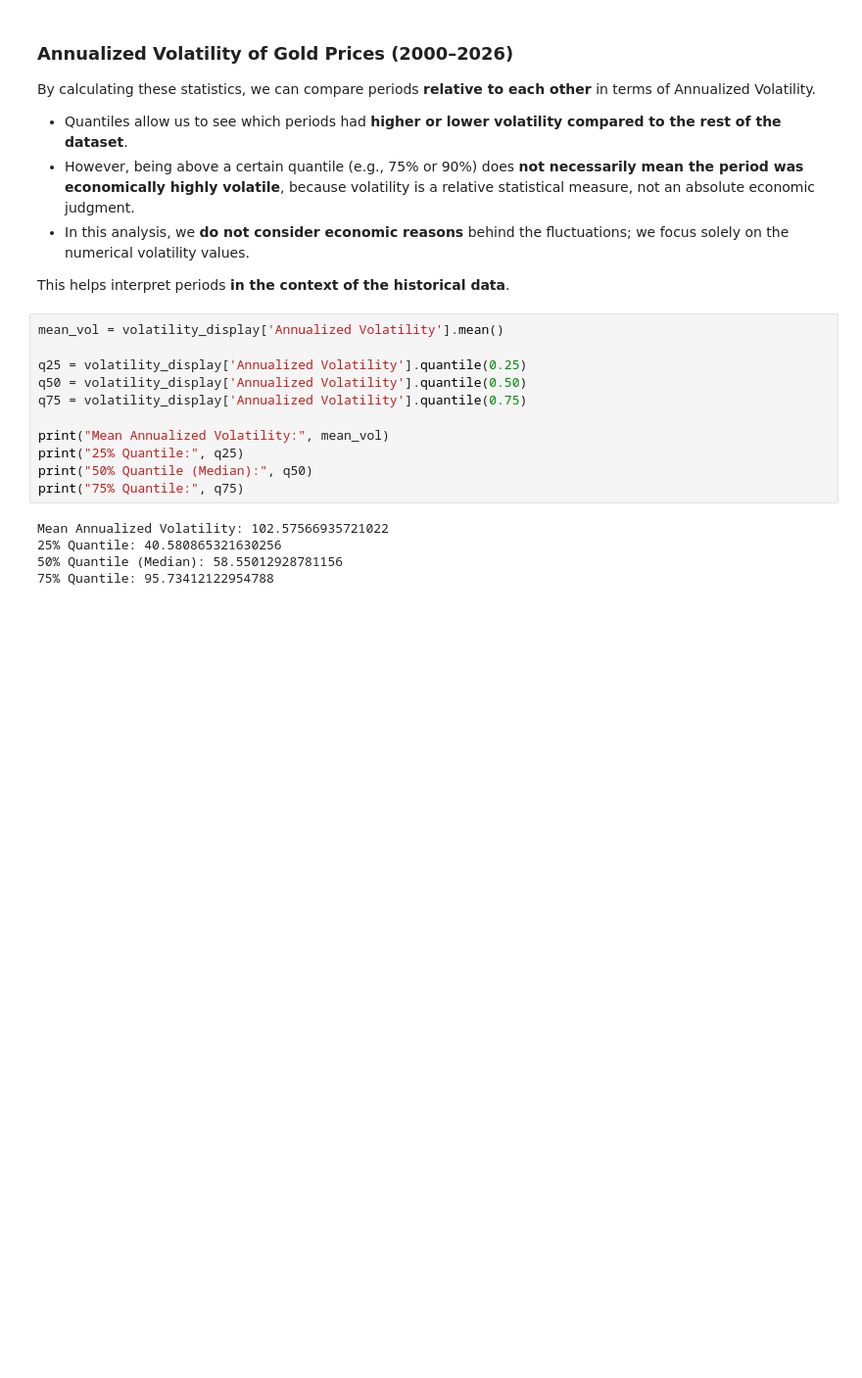
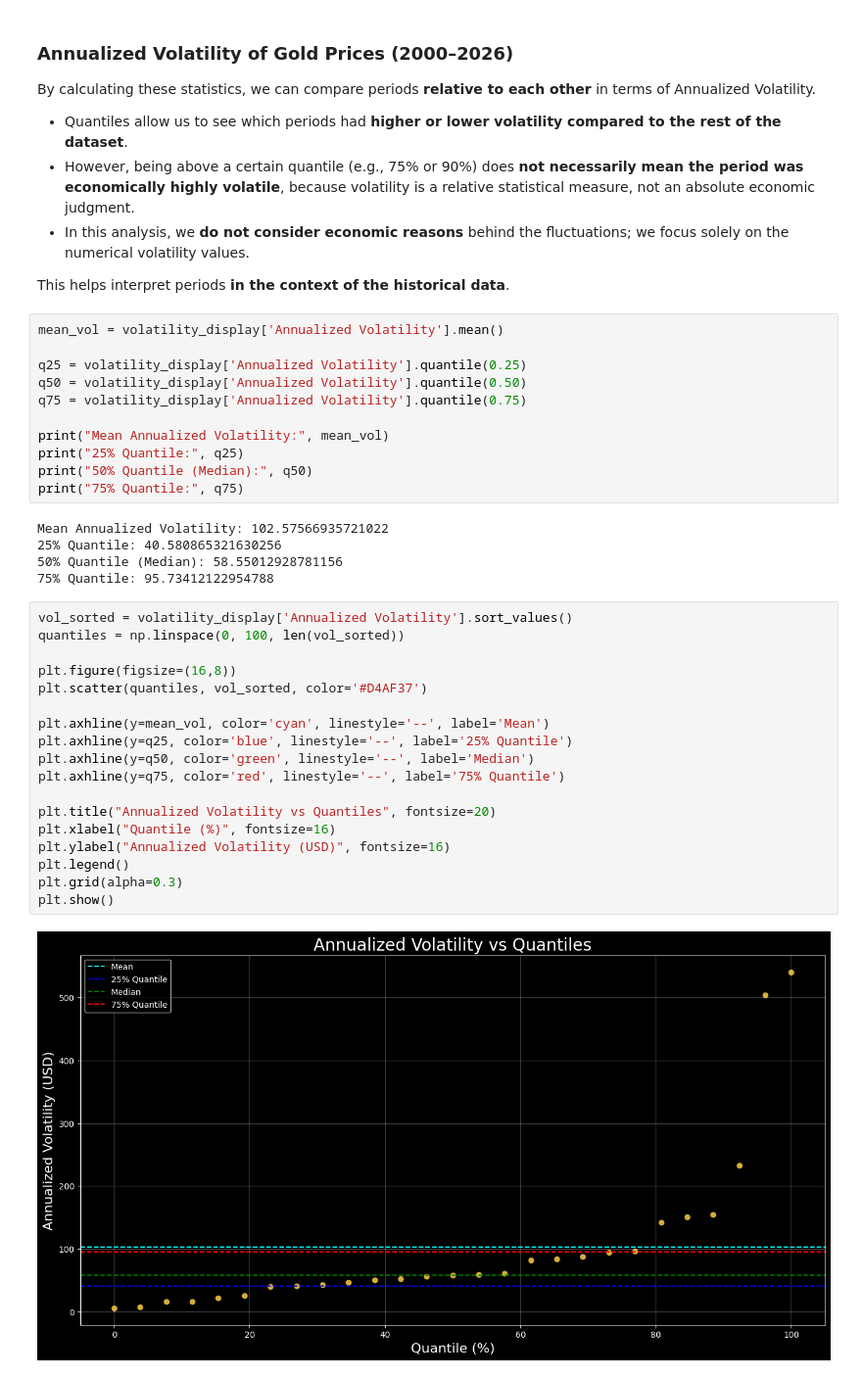
Before and after one commit to younesbensaid/Data-Analytics-projects, a Jupyter notebook: gold-price-analysis Aug 2000 - Fev 2026/XAUUSD_Analysis.ipynb, the cells around one changed output. Shown at 98% size. Drawn from its saved outputs; the diff is of its cells as text; blank space fills up the shorter version.

```diff
--- a/gold-price-analysis Aug 2000 - Fev 2026/XAUUSD_Analysis.ipynb
+++ b/gold-price-analysis Aug 2000 - Fev 2026/XAUUSD_Analysis.ipynb
@@ -434,3 +434,23 @@ Mean Annualized Volatility: 102.57566935721022
 25% Quantile: 40.580865321630256
 50% Quantile (Median): 58.55012928781156
 75% Quantile: 95.73412122954788
+# %%
+vol_sorted = volatility_display['Annualized Volatility'].sort_values()
+quantiles = np.linspace(0, 100, len(vol_sorted))
+
+plt.figure(figsize=(16,8))
+plt.scatter(quantiles, vol_sorted, color='#D4AF37')
+
+plt.axhline(y=mean_vol, color='cyan', linestyle='--', label='Mean')
+plt.axhline(y=q25, color='blue', linestyle='--', label='25% Quantile')
+plt.axhline(y=q50, color='green', linestyle='--', label='Median')
+plt.axhline(y=q75, color='red', linestyle='--', label='75% Quantile')
+
+plt.title("Annualized Volatility vs Quantiles", fontsize=20)
+plt.xlabel("Quantile (%)", fontsize=16)
+plt.ylabel("Annualized Volatility (USD)", fontsize=16)
+plt.legend()
+plt.grid(alpha=0.3)
+plt.show()
+# %% [output]
+[figure, added]
```
Also changed, not shown: parts of 1 cell of this notebook.
